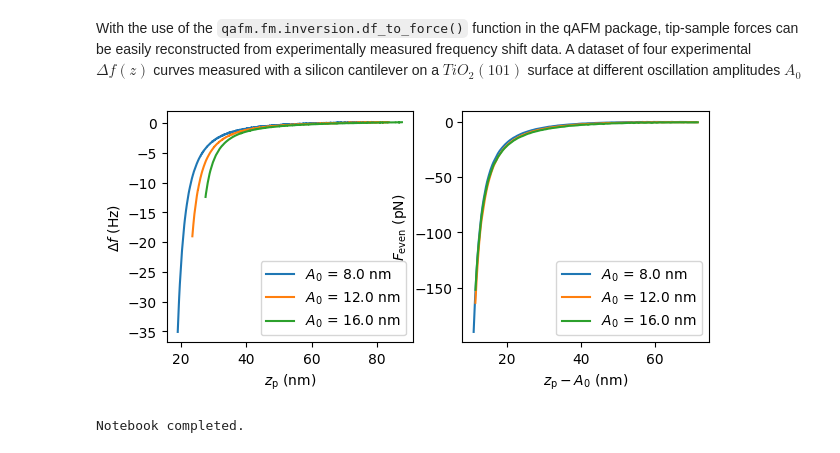
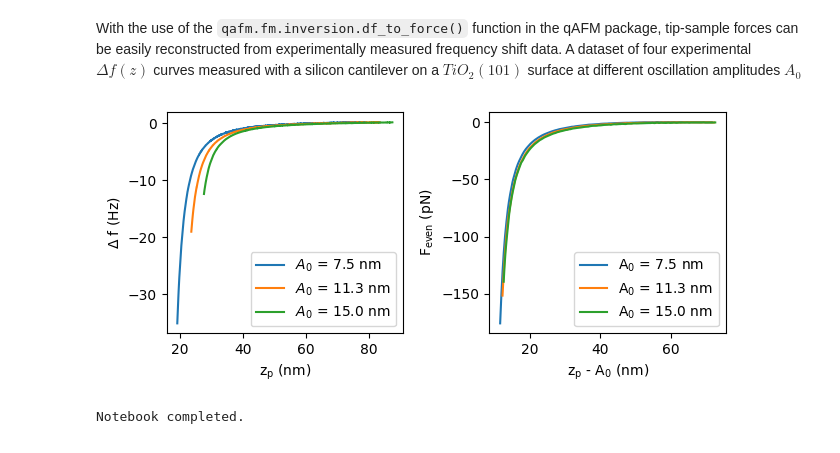
Before and after one commit to jannevers/qafm-jupyter-nb, a Jupyter notebook: qafm_publication_examples.ipynb, the cells around one changed output. Cells and saved outputs as stored; diff of their text form; code cells hidden in the pictures.

Commit message:
- fixed an issue with the figure 4 (exp)

```diff
--- a/qafm_publication_examples.ipynb
+++ b/qafm_publication_examples.ipynb
@@ -339,7 +339,7 @@ data_files = [
 ]
 
 # Define the amplitudes for each curve in meters.
-amplitudes = [8e-9, 12e-9, 16e-9]
+amplitudes = [7.5e-9, 11.3e-9, 15.0e-9]
 
 # Load the data according to the structure of your input file and perform deconvolution for each curve.
 # Data is stored in a list of tuples (results), where each tuple contains the z, df, zFeven, Feven, and A0 values for a given curve.
@@ -360,40 +360,41 @@ for i, data_file in enumerate(data_files):
             Q0=1700.0,
             A0=amplitudes[i],
         )
 
     # Perform the deconvolution to obtain the force from the frequency shift data.
     zFeven, Feven = qafm.fm.inversion.df_to_force(
             zp,
             df,
             sensor,
             sgwin=51,
             sgdegree=3,
             tozero=False,
         )
 
     results.append((zp, df, zFeven, Feven, amplitudes[i]))
 
 
 # Figure 4: experimental frequency shift, and reconstruction
-fig, axes = plt.subplots(1, 2, figsize=(7.0, 3.0))
+fig, axes = plt.subplots(1, 2, figsize=(6.5, 3.0))
 
 ax = axes[0]
 for z, df, zFeven, Feven, A0 in results:
     ax.plot(z * 1e9 + 415, df, label=fr"$A_0$ = {A0 * 1e9:.1f} nm")
-ax.set_xlabel(r"$z_{\mathrm{p}}$ (nm)")
-ax.set_ylabel(r"$\Delta f$ (Hz)")
+ax.set_xlabel(r"z$_{\mathrm{p}}$ (nm)")
+ax.set_ylabel(r"$\Delta$ f (Hz)")
 ax.legend()
 
 ax = axes[1]
 for z, df, zFeven, Feven, A0 in results:
-    ax.plot((zFeven - A0) * 1e9 + 415, Feven * 1e12, label=fr"$A_0$ = {A0 * 1e9:.1f} nm")
-ax.set_xlabel(r"$z_{\mathrm{p}} - A_0$ (nm)")
-ax.set_ylabel(r"$F_{\mathrm{even}}$ (pN)")
+    ax.plot((zFeven - A0) * 1e9 + 415, Feven * 1e12, label=fr"A$_0$ = {A0 * 1e9:.1f} nm")
+ax.set_xlabel(r"z$_{\mathrm{p}}$ - A$_0$ (nm)")
+ax.set_ylabel(r"F$_{\mathrm{even}}$ (pN)")
 ax.legend()
 
+plt.tight_layout()
 plt.show()
 # %% [output]
-[figure, old version]
+[figure, new version]
 # %%
 print("Notebook completed.")
 # %% [output]
```
